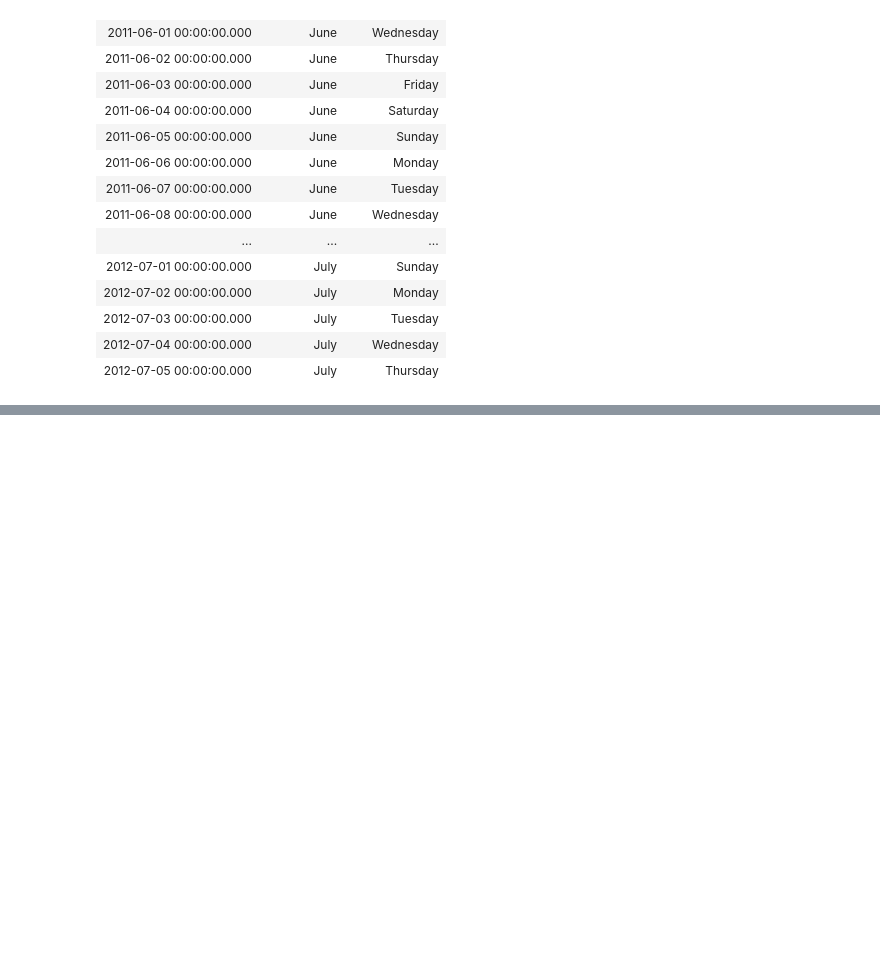
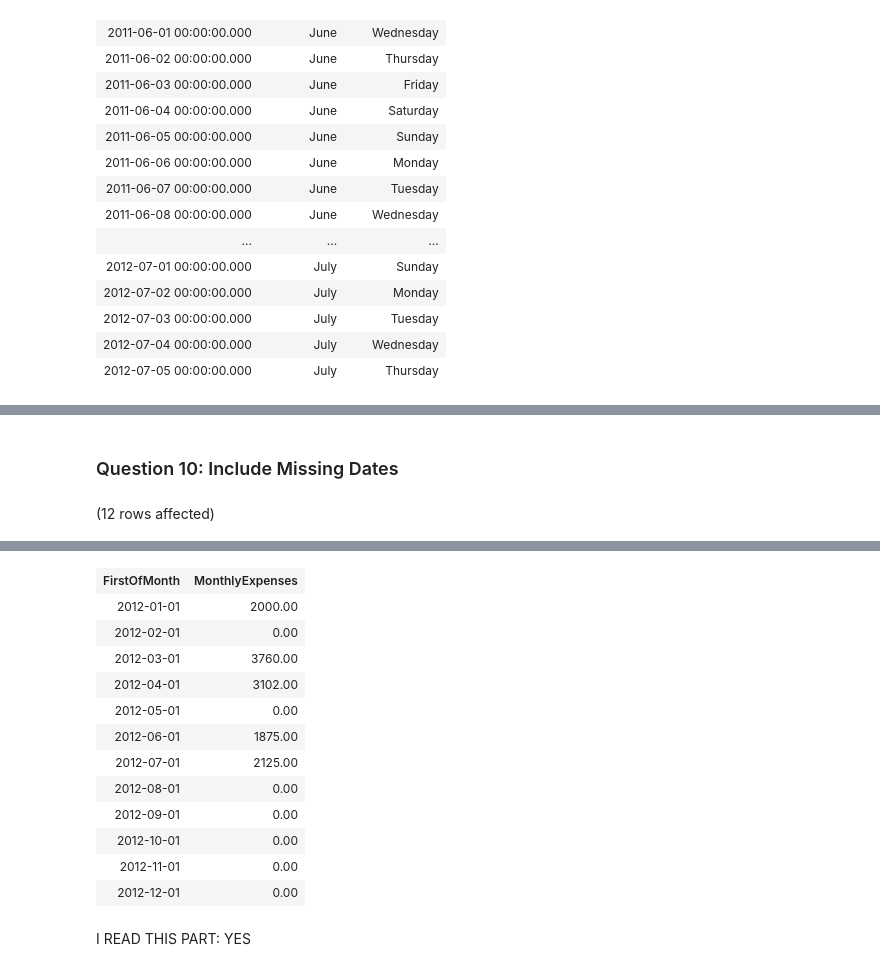
Before and after one commit to abdulrab2101/CAP2761-Asssignments, a Jupyter notebook: Assignment_14.ipynb, the cells around one changed output, grey strips where cells are left out. Saved outputs shown, nothing was run; the diff lists cells and outputs as text; code cells hidden in the pictures; blank space fills up the shorter version.

```diff
--- a/Assignment_14.ipynb
+++ b/Assignment_14.ipynb
@@ -104,0 +187,42 @@ Total execution time: 00:00:00.107
+# %% [markdown]
+### Question 10: Include Missing Dates
+# %%
+DECLARE @Base DATETIME = '1900-01-01T00:00:00';
+WITH cteExpenses AS (
+    SELECT
+        ca.FirstOfMonth,
+        SUM(ExpenseAmount) AS MonthlyExpenses
+    FROM (VALUES
+        ('2012-01-15T00:00:00', 1250.00),
+        ('2012-01-28T00:00:00', 750.00),
+        ('2012-03-01T00:00:00', 1475.00),
+        ('2012-03-23T00:00:00', 2285.00),
+        ('2012-04-01T00:00:00', 1650.00),
+        ('2012-04-22T00:00:00', 1452.00),
+        ('2012-06-15T00:00:00', 1875.00),
+        ('2012-07-23T00:00:00', 2125.00)
+    ) dt (ExpenseDate, ExpenseAmount)
+    CROSS APPLY (SELECT DATEADD(MONTH, DATEDIFF(MONTH, @Base, ExpenseDate), @Base)) ca (FirstOfMonth)
+    GROUP BY ca.FirstOfMonth
+), cteMonths AS (
+    SELECT DATEFROMPARTS(2012, M, 1) AS FirstOfMonth
+    FROM (VALUES
+        (1), (2), (3), (4),
+        (5), (6), (7), (8),
+        (9), (10), (11), (12)
+    ) Months (M)
+)
+SELECT
+    CAST(FirstOfMonth AS DATE) AS FirstOfMonth,
+    MonthlyExpenses
+FROM cteExpenses
+UNION ALL
+SELECT
+    m.FirstOfMonth,
+    0
+FROM cteMonths M
+LEFT JOIN cteExpenses e ON M.FirstOfMonth = e.FirstOfMonth
+WHERE e.FirstOfMonth IS NULL
+ORDER BY FirstOfMonth;
+# %% [output]
+(12 rows affected)
@@ -104,0 +230,15 @@ Total execution time: 00:00:00.107
+| FirstOfMonth | MonthlyExpenses |
+| 2012-01-01 | 2000.00 |
+| 2012-02-01 | 0.00 |
+| 2012-03-01 | 3760.00 |
+| 2012-04-01 | 3102.00 |
+| 2012-05-01 | 0.00 |
+| 2012-06-01 | 1875.00 |
+| 2012-07-01 | 2125.00 |
+| 2012-08-01 | 0.00 |
+| 2012-09-01 | 0.00 |
+| 2012-10-01 | 0.00 |
+| 2012-11-01 | 0.00 |
+| 2012-12-01 | 0.00 |
+# %% [markdown]
+I READ THIS PART: YES
```
Also changed, not shown: parts of 6 cells of this notebook.
